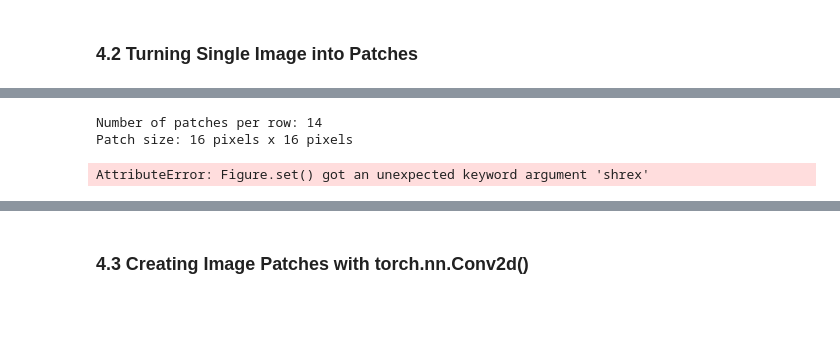
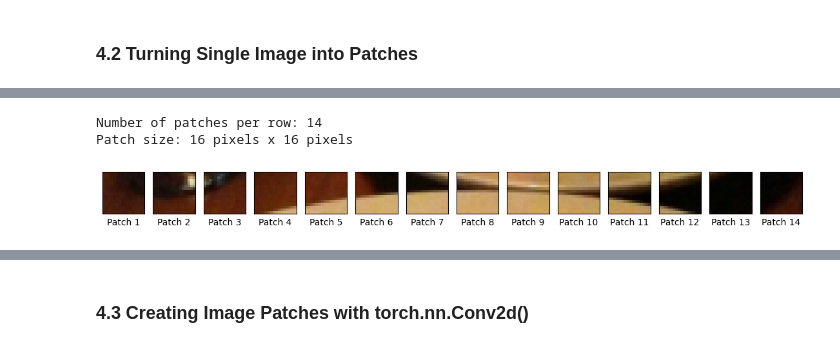
Before and after one commit to Rayya12/pytorch-Learning-with-mrdbourke, a Jupyter notebook: Experiment_copy/main.ipynb, the cells around one changed output, grey strips where cells are left out. Saved outputs shown, nothing was run; the diff lists cells and outputs as text; code cells hidden in the pictures; blank space fills up the shorter version.

```diff
--- a/Experiment_copy/main.ipynb
+++ b/Experiment_copy/main.ipynb
@@ -181,23 +169,23 @@ plt.imshow(image_permuted[:patch_size,:,:])
 # %%
 img_size = 224
 patch_size = 16
 num_patches = img_size // patch_size
 assert img_size % patch_size == 0, "Image size must be divisible by patch size"
 print(f"Number of patches per row: {num_patches}\nPatch size: {patch_size} pixels x {patch_size} pixels")
 
 fig, axs = plt.subplots(nrows=1, ncols=img_size // patch_size,
                         figsize=(num_patches, num_patches),
-                        shrex=True, sharey=True)
+                        sharex=True, sharey=True)
 
 for i, patch in enumerate(range(0,img_size,patch_size)):
     axs[i].imshow(image_permuted[:patch_size,patch:patch+patch_size,:])
     axs[i].set_xlabel(f"Patch {i+1}")
     axs[i].set_xticks([])
     axs[i].set_yticks([])
 # %% [output]
 Number of patches per row: 14
 Patch size: 16 pixels x 16 pixels
-AttributeError: Figure.set() got an unexpected keyword argument 'shrex'
+[figure, added]
 # %%
 # Setup hyperparameters and make sure img_size and patch_size are compatible
 img_size = 224
```
Also changed, not shown: parts of 21 cells of this notebook.
